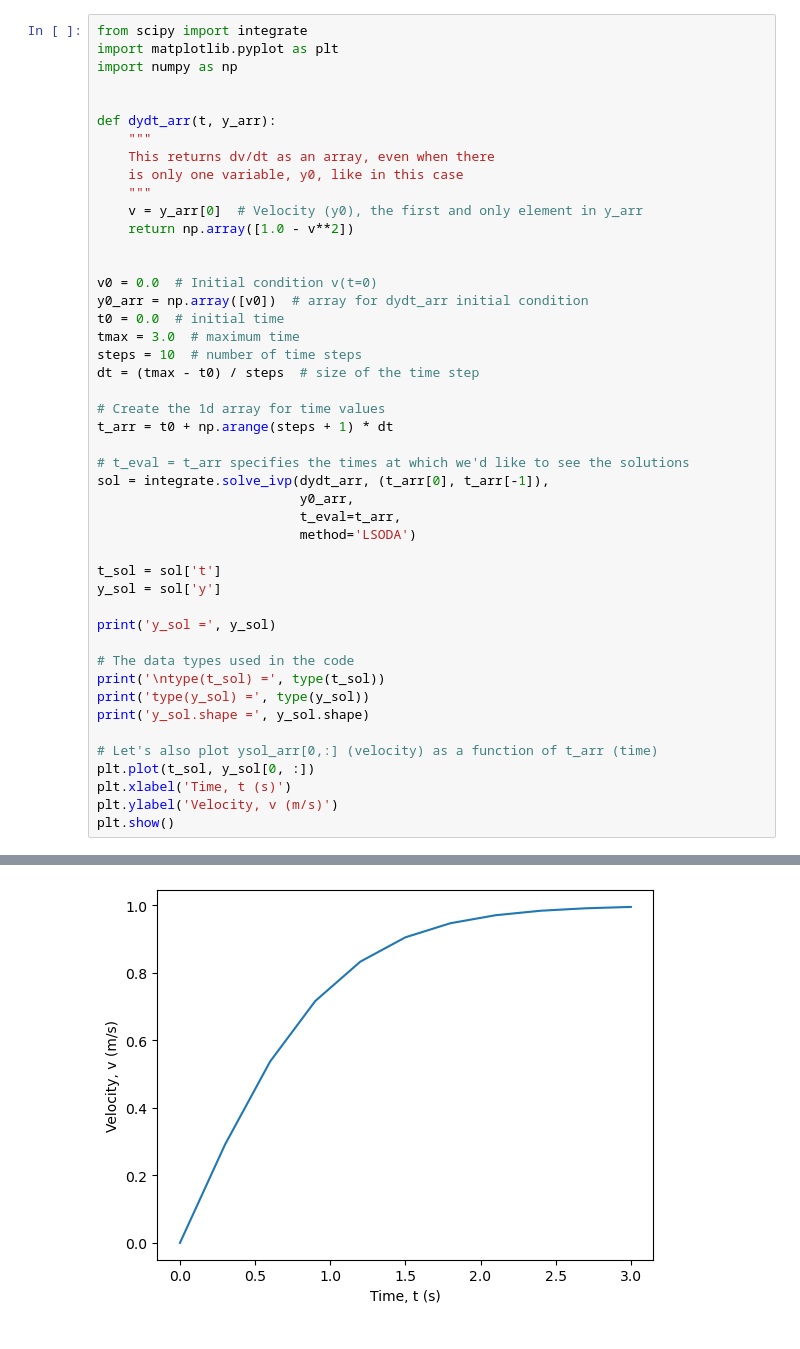
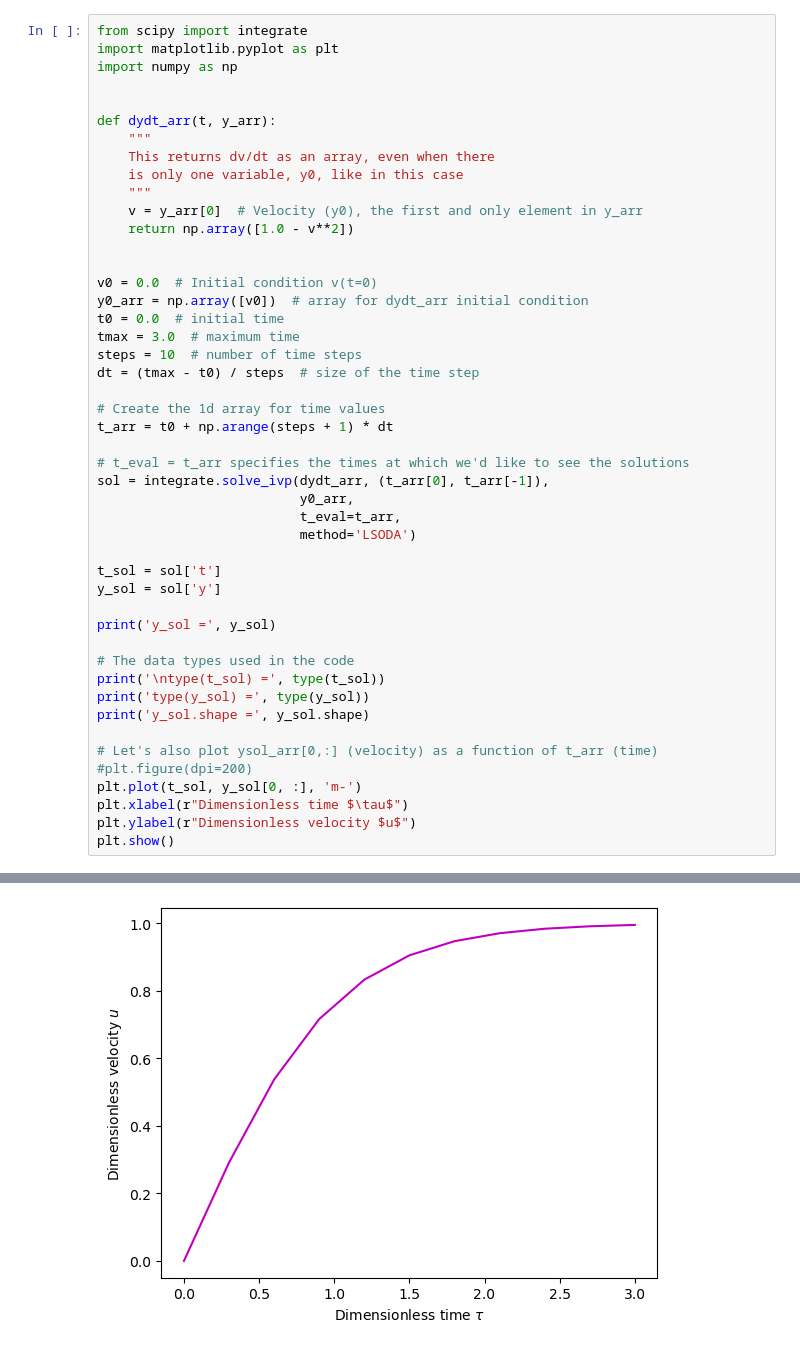
Before and after one commit to KentonBW/physics-lab, a Jupyter notebook: solve_ivp_egs.ipynb, the cells around one changed output, grey strips where cells are left out. Drawn from its saved outputs; the diff is of its cells as text.

```diff
--- a/solve_ivp_egs.ipynb
+++ b/solve_ivp_egs.ipynb
@@ -25,35 +25,36 @@ steps = 10  # number of time steps
 dt = (tmax - t0) / steps  # size of the time step
 
 # Create the 1d array for time values
 t_arr = t0 + np.arange(steps + 1) * dt
 
 # t_eval = t_arr specifies the times at which we'd like to see the solutions
 sol = integrate.solve_ivp(dydt_arr, (t_arr[0], t_arr[-1]),
                           y0_arr,
                           t_eval=t_arr,
                           method='LSODA')
 
 t_sol = sol['t']
 y_sol = sol['y']
 
 print('y_sol =', y_sol)
 
 # The data types used in the code
 print('\ntype(t_sol) =', type(t_sol))
 print('type(y_sol) =', type(y_sol))
 print('y_sol.shape =', y_sol.shape)
 
 # Let's also plot ysol_arr[0,:] (velocity) as a function of t_arr (time)
-plt.plot(t_sol, y_sol[0, :])
-plt.xlabel('Time, t (s)')
-plt.ylabel('Velocity, v (m/s)')
+#plt.figure(dpi=200)
+plt.plot(t_sol, y_sol[0, :], 'm-')
+plt.xlabel(r"Dimensionless time $\tau$")
+plt.ylabel(r"Dimensionless velocity $u$")
 plt.show()
 # %% [output]
 y_sol = [[0.         0.29139548 0.53724021 0.7162084  0.83292152 0.90498676
   0.9468008  0.97042136 0.98372022 0.99097211 0.99500995]]
 
 type(t_sol) = <class 'numpy.ndarray'>
 type(y_sol) = <class 'numpy.ndarray'>
 y_sol.shape = (1, 11)
-[figure, old version]
+[figure, new version]
 # %% [markdown]
```
Also changed, not shown: parts of 7 cells of this notebook.
